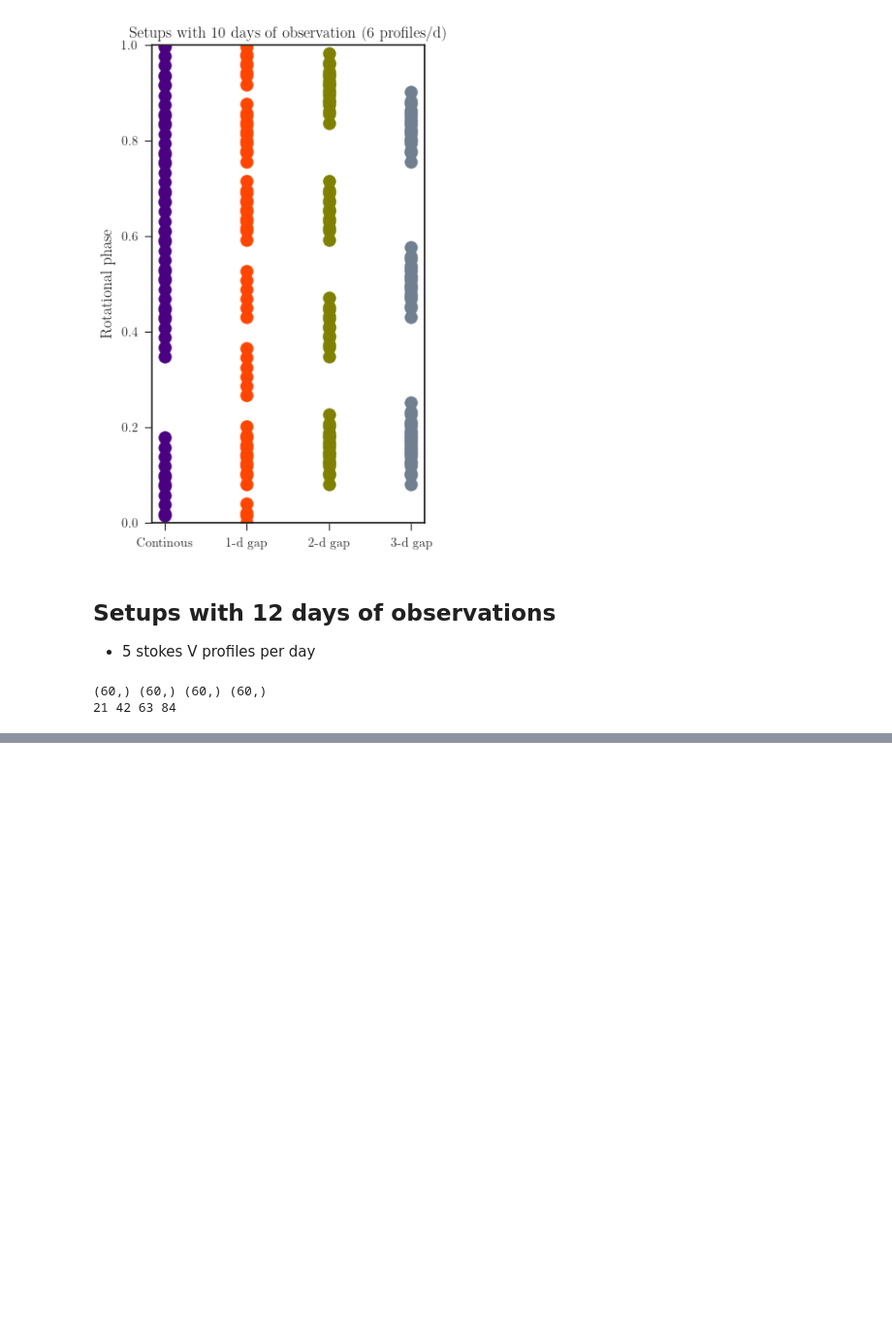
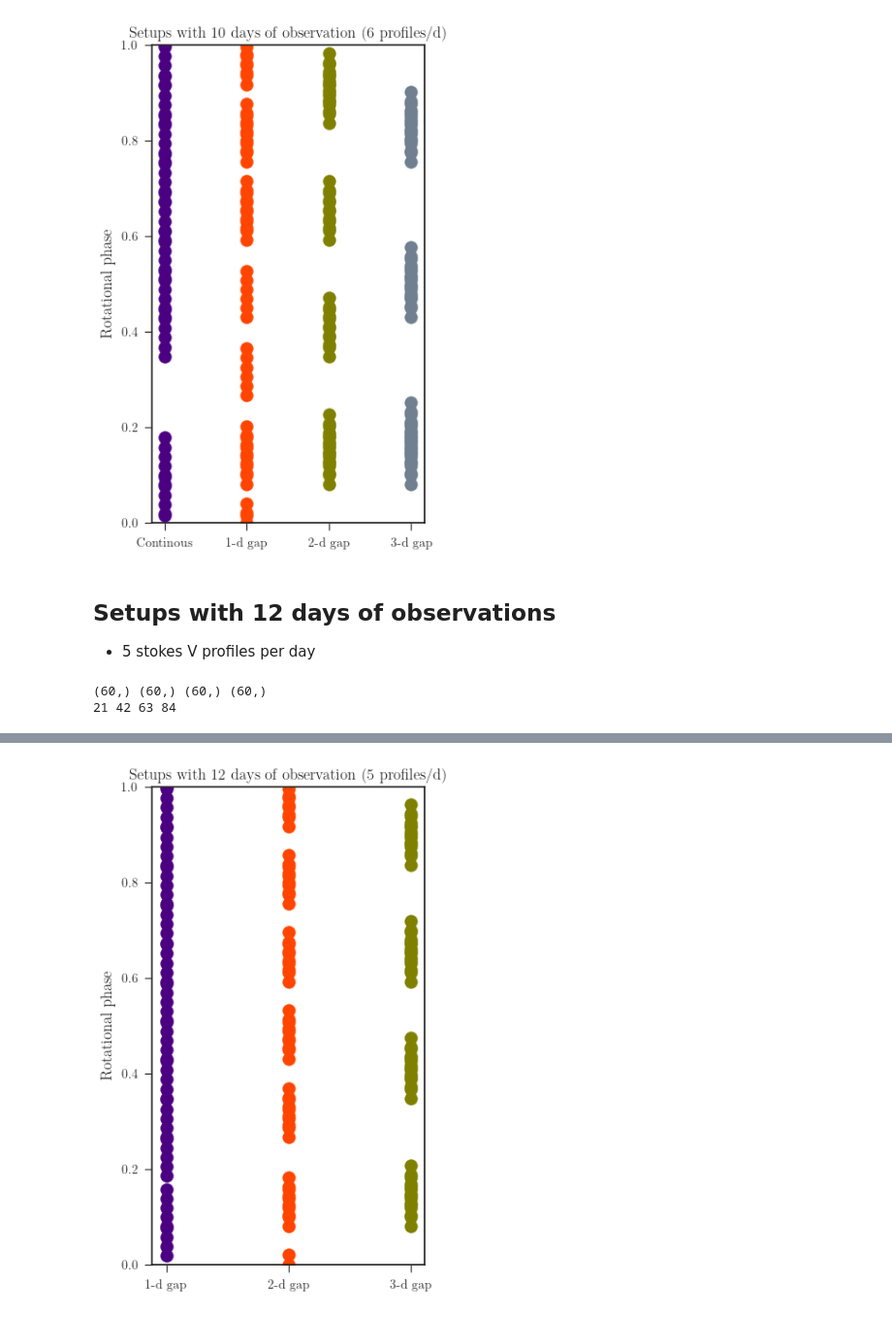
Before and after one commit to bzaire/Reports, a Jupyter notebook: V471 Tau - Phase coverage.ipynb, the cells around one changed output, grey strips where cells are left out. Shown at 97% size. Drawn from its saved outputs; the diff is of its cells as text; code cells hidden in the pictures; blank space fills up the shorter version.

```diff
--- a/V471 Tau - Phase coverage.ipynb
+++ b/V471 Tau - Phase coverage.ipynb
@@ -183,0 +184,15 @@ P.savefig('ObsPhase_12days_V471tau.pdf')
+# %%
+fig, ax = P.subplots(figsize=(4,6), dpi=100)
+#ax.scatter(1*N.ones(phase_obs_setup1.shape), phase_obs_setup4, s=100, c='slategray', label='Continuous')
+ax.scatter(2*N.ones(phase_obs_setup2.shape), phase_obs_setup1, s=100, c='indigo',label='1-d gap')
+ax.scatter(3*N.ones(phase_obs_setup3.shape), phase_obs_setup2, s=100, c='orangered', label='2-d gap')
+ax.scatter(4*N.ones(phase_obs_setup4.shape), phase_obs_setup3, s=100, c='olive', label='3-d gap')
+
+P.xticks([2,3,4],['1-d gap', '2-d gap', '3-d gap'])
+P.ylabel('Rotational phase', fontsize='large')
+P.ylim((0.,1.))
+P.title('Setups with 12 days of observation (5 profiles/d)', fontsize='large')
+P.tight_layout()
+P.savefig('ObsPhase_12days_V471tau.pdf')
+# %% [output]
+[figure, added]
```
Also changed, not shown: parts of 1 cell of this notebook.
